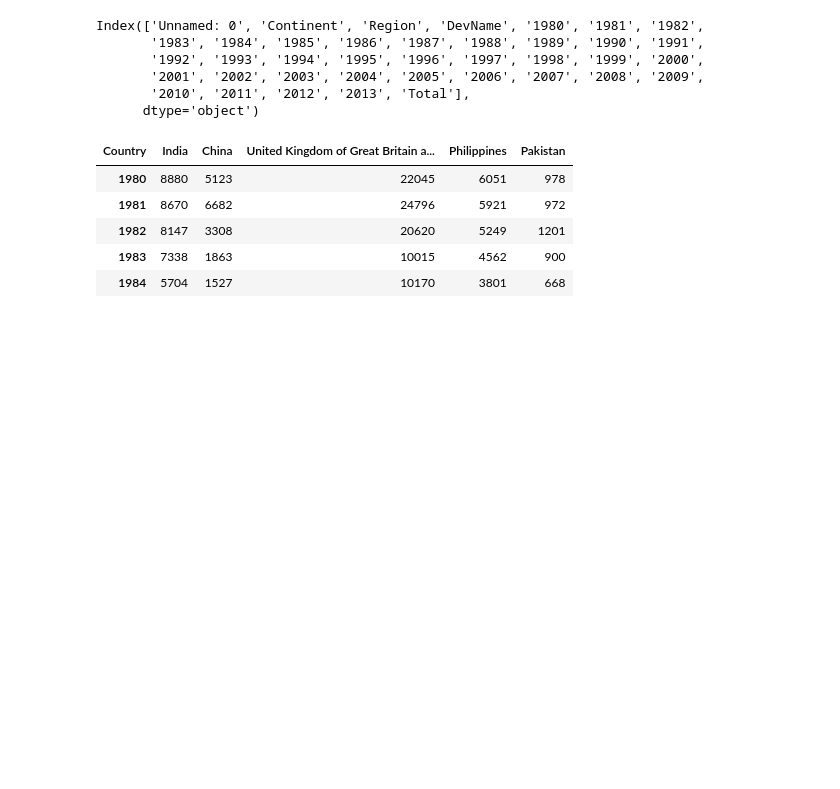
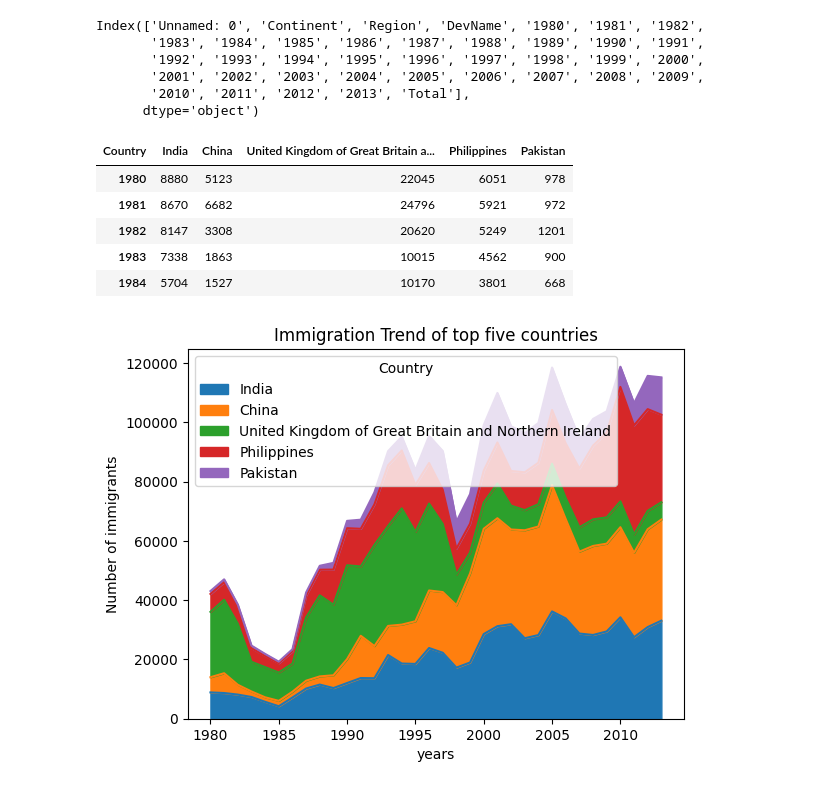
Before and after one commit to kenyyode/Practice-Visualization, a Jupyter notebook: Area.ipynb, the cells around one changed output. Drawn from its saved outputs; the diff is of its cells as text; code cells hidden in the pictures; blank space fills up the shorter version.

Commit message:
Area Visualization

```diff
--- a/Area.ipynb
+++ b/Area.ipynb
@@ -55,3 +55,13 @@ df_top5.head(5)
 | 1982 | 8147 | 3308 | 20620 | 5249 | 1201 |
 | 1983 | 7338 | 1863 | 10015 | 4562 | 900 |
 | 1984 | 5704 | 1527 | 10170 | 3801 | 668 |
+# %%
+df_top5.plot(kind='area')
+
+plt.title("Immigration Trend of top five countries")
+plt.xlabel("years")
+plt.ylabel("Number of immigrants")
+
+plt.show()
+# %% [output]
+[figure, added]
```
